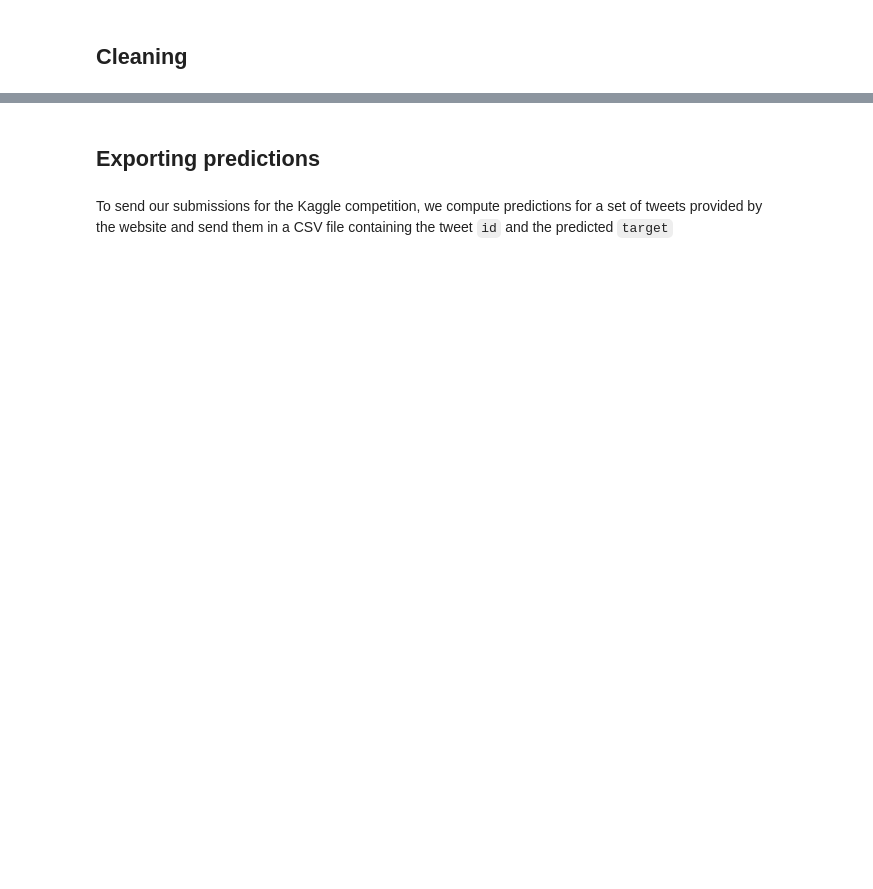
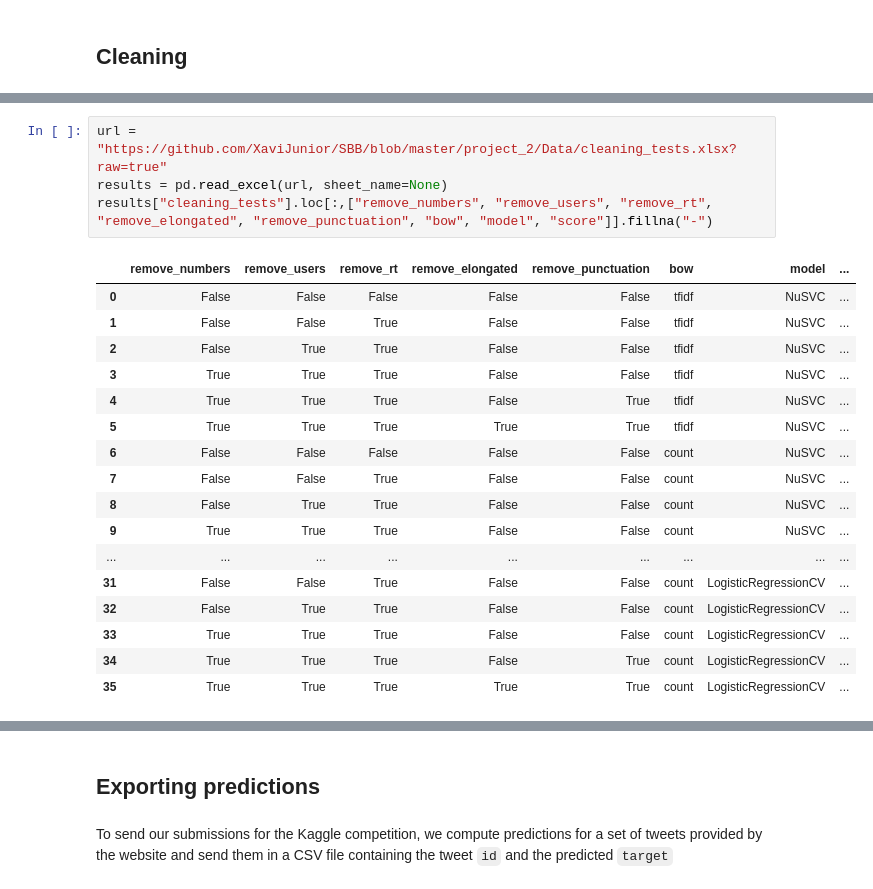
Before and after one commit to XaviJunior/SBB, a Jupyter notebook: project_2/Code/Team_SBB_project_2_Disaster_tweets.ipynb, the cells around one changed output, grey strips where cells are left out. Drawn from its saved outputs; the diff is of its cells as text; blank space fills up the shorter version.

```diff
--- a/project_2/Code/Team_SBB_project_2_Disaster_tweets.ipynb
+++ b/project_2/Code/Team_SBB_project_2_Disaster_tweets.ipynb
@@ -246,0 +255,22 @@ f1_score(y_test, clf.predict(X_test))
+# %%
+url = "https://github.com/XaviJunior/SBB/blob/master/project_2/Data/cleaning_tests.xlsx?raw=true"
+results = pd.read_excel(url, sheet_name=None)
+results["cleaning_tests"].loc[:,["remove_numbers", "remove_users", "remove_rt", "remove_elongated", "remove_punctuation", "bow", "model", "score"]].fillna("-")
+# %% [output]
+|  | remove_numbers | remove_users | remove_rt | remove_elongated | remove_punctuation | bow | model | ... |
+| 0 | False | False | False | False | False | tfidf | NuSVC | ... |
+| 1 | False | False | True | False | False | tfidf | NuSVC | ... |
+| 2 | False | True | True | False | False | tfidf | NuSVC | ... |
+| 3 | True | True | True | False | False | tfidf | NuSVC | ... |
+| 4 | True | True | True | False | True | tfidf | NuSVC | ... |
+| 5 | True | True | True | True | True | tfidf | NuSVC | ... |
+| 6 | False | False | False | False | False | count | NuSVC | ... |
+| 7 | False | False | True | False | False | count | NuSVC | ... |
+| 8 | False | True | True | False | False | count | NuSVC | ... |
+| 9 | True | True | True | False | False | count | NuSVC | ... |
+| ... | ... | ... | ... | ... | ... | ... | ... | ... |
+| 31 | False | False | True | False | False | count | LogisticRegressionCV | ... |
+| 32 | False | True | True | False | False | count | LogisticRegressionCV | ... |
+| 33 | True | True | True | False | False | count | LogisticRegressionCV | ... |
+| 34 | True | True | True | False | True | count | LogisticRegressionCV | ... |
+| 35 | True | True | True | True | True | count | LogisticRegressionCV | ... |
```
Also changed, not shown: parts of 57 cells of this notebook, 1 other file.
